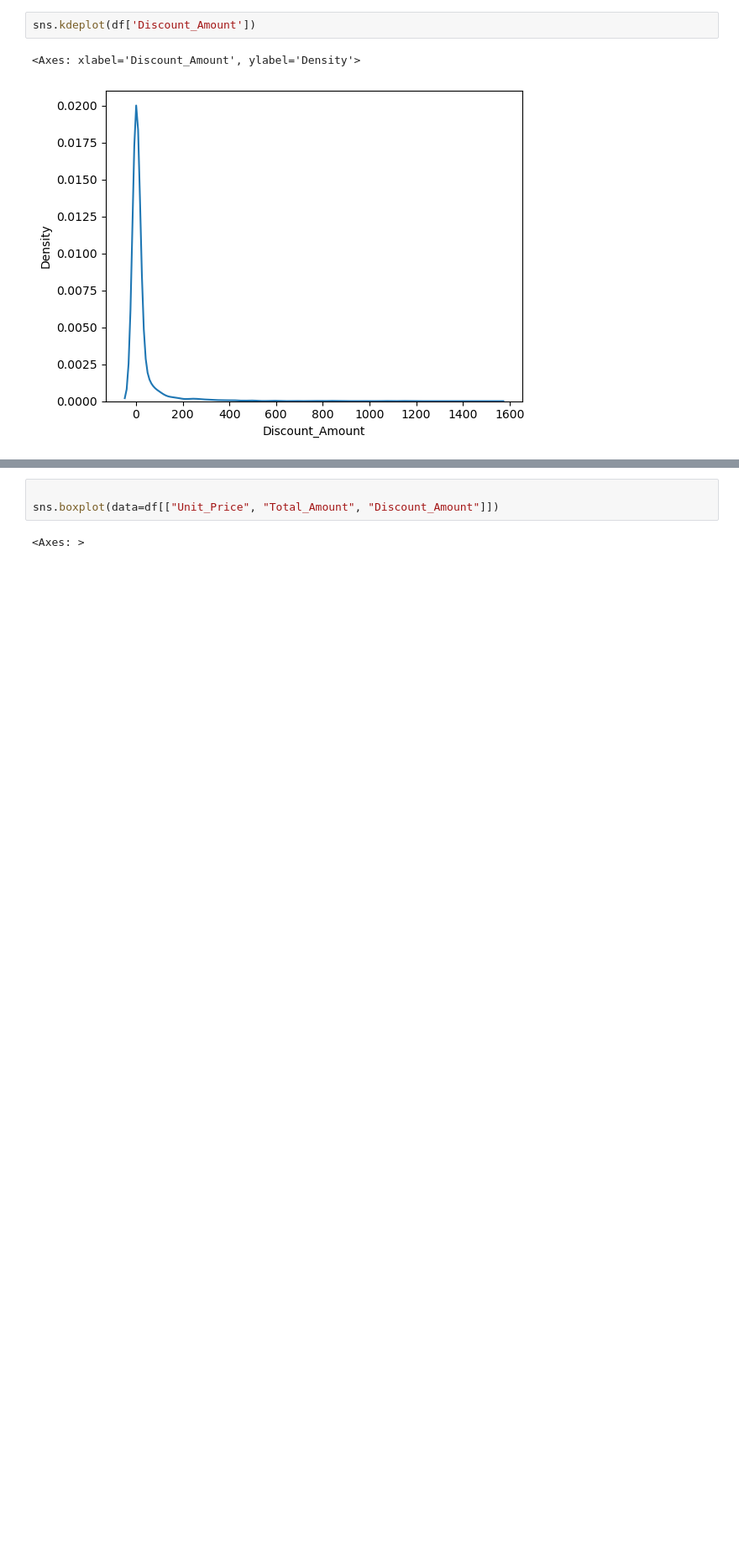
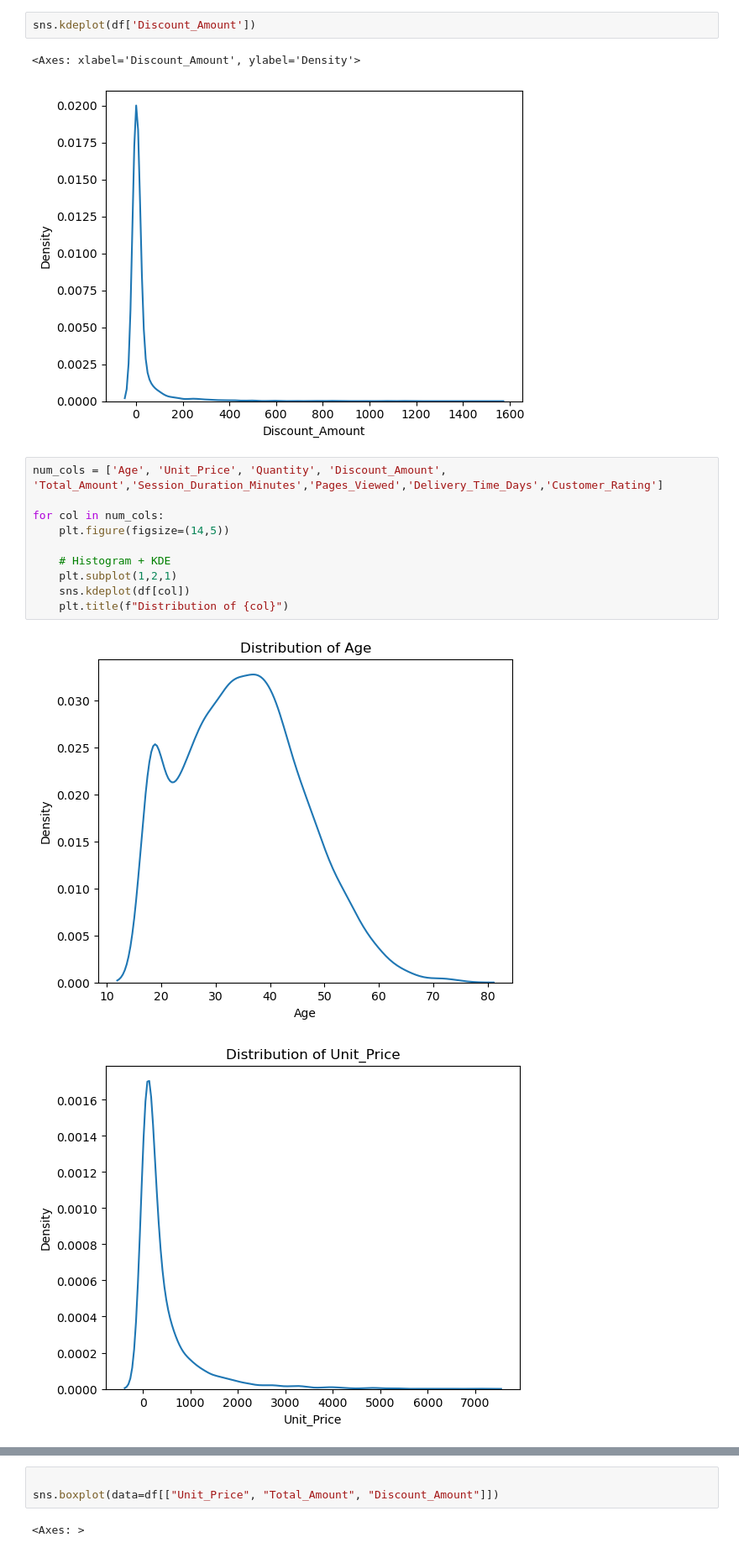
Before and after one commit to mohammed-fariz/project, a Jupyter notebook: supervised ml/customer lifetime value prediciton/data collection-checkpoint.ipynb, the cells around one changed output, grey strips where cells are left out. Shown at 84% size. Cells and saved outputs as stored; diff of their text form; blank space fills up the shorter version.

```diff
--- a/supervised ml/customer lifetime value prediciton/data collection-checkpoint.ipynb
+++ b/supervised ml/customer lifetime value prediciton/data collection-checkpoint.ipynb
@@ -111,3 +111,16 @@ sns.kdeplot(df['Discount_Amount'])
 # %% [output]
 <Axes: xlabel='Discount_Amount', ylabel='Density'>
 [figure]
+# %%
+num_cols = ['Age', 'Unit_Price', 'Quantity', 'Discount_Amount', 'Total_Amount','Session_Duration_Minutes','Pages_Viewed','Delivery_Time_Days','Customer_Rating']
+
+for col in num_cols:
+    plt.figure(figsize=(14,5))
+
+    # Histogram + KDE
+    plt.subplot(1,2,1)
+    sns.kdeplot(df[col])
+    plt.title(f"Distribution of {col}")
+# %% [output]
+[figure, added]
+[figure, added]
```
Also changed, not shown: parts of 22 cells of this notebook.
